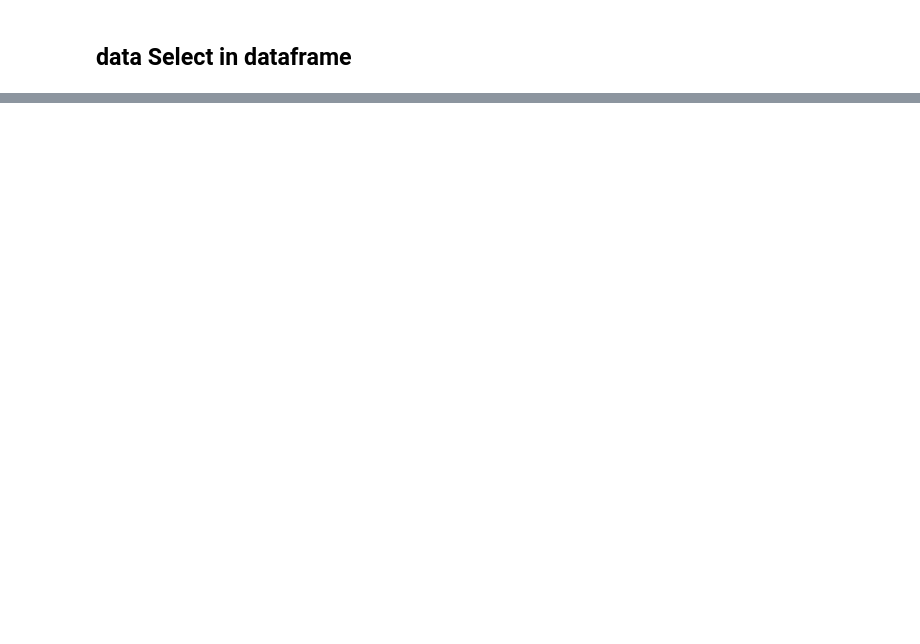
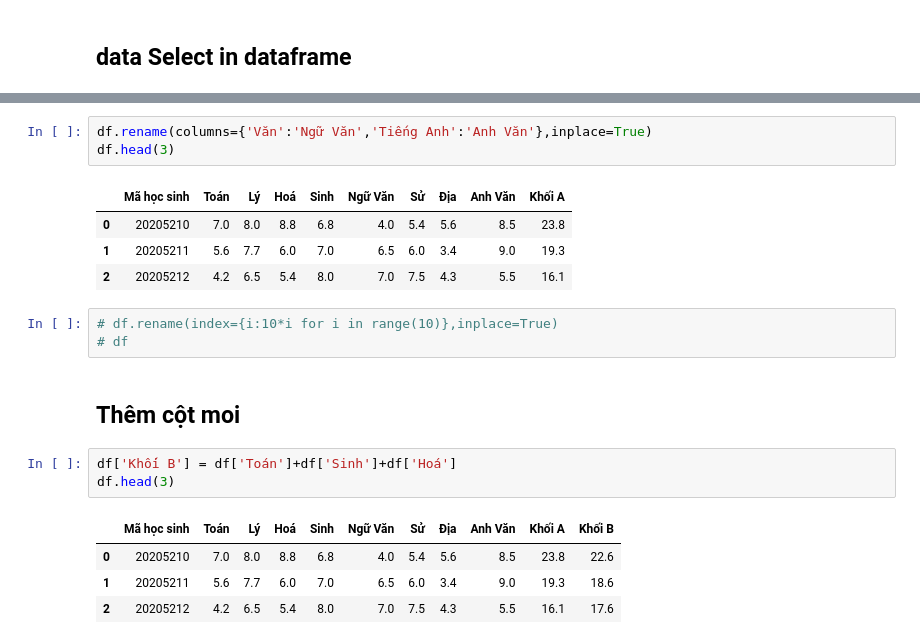
Before and after one commit to BIMSangDQ/BTVN, a Jupyter notebook: 221101 pandas.ipynb, the cells around one changed output, grey strips where cells are left out. Drawn from its saved outputs; the diff is of its cells as text; blank space fills up the shorter version.

```diff
--- a/221101 pandas.ipynb
+++ b/221101 pandas.ipynb
@@ -320,0 +227,21 @@ data.iloc[1]
+# %%
+df.rename(columns={'Văn':'Ngữ Văn','Tiếng Anh':'Anh Văn'},inplace=True)
+df.head(3)
+# %% [output]
+|  | Mã học sinh | Toán | Lý | Hoá | Sinh | Ngữ Văn | Sử | Địa | Anh Văn | Khối A |
+| 0 | 20205210 | 7.0 | 8.0 | 8.8 | 6.8 | 4.0 | 5.4 | 5.6 | 8.5 | 23.8 |
+| 1 | 20205211 | 5.6 | 7.7 | 6.0 | 7.0 | 6.5 | 6.0 | 3.4 | 9.0 | 19.3 |
+| 2 | 20205212 | 4.2 | 6.5 | 5.4 | 8.0 | 7.0 | 7.5 | 4.3 | 5.5 | 16.1 |
+# %%
+# df.rename(index={i:10*i for i in range(10)},inplace=True)
+# df
+# %% [markdown]
+## Thêm cột moi
+# %%
+df['Khối B'] = df['Toán']+df['Sinh']+df['Hoá']
+df.head(3)
+# %% [output]
+|  | Mã học sinh | Toán | Lý | Hoá | Sinh | Ngữ Văn | Sử | Địa | Anh Văn | Khối A | Khối B |
+| 0 | 20205210 | 7.0 | 8.0 | 8.8 | 6.8 | 4.0 | 5.4 | 5.6 | 8.5 | 23.8 | 22.6 |
+| 1 | 20205211 | 5.6 | 7.7 | 6.0 | 7.0 | 6.5 | 6.0 | 3.4 | 9.0 | 19.3 | 18.6 |
+| 2 | 20205212 | 4.2 | 6.5 | 5.4 | 8.0 | 7.0 | 7.5 | 4.3 | 5.5 | 16.1 | 17.6 |
```
Also changed, not shown: parts of 58 cells of this notebook, 2 other files.
